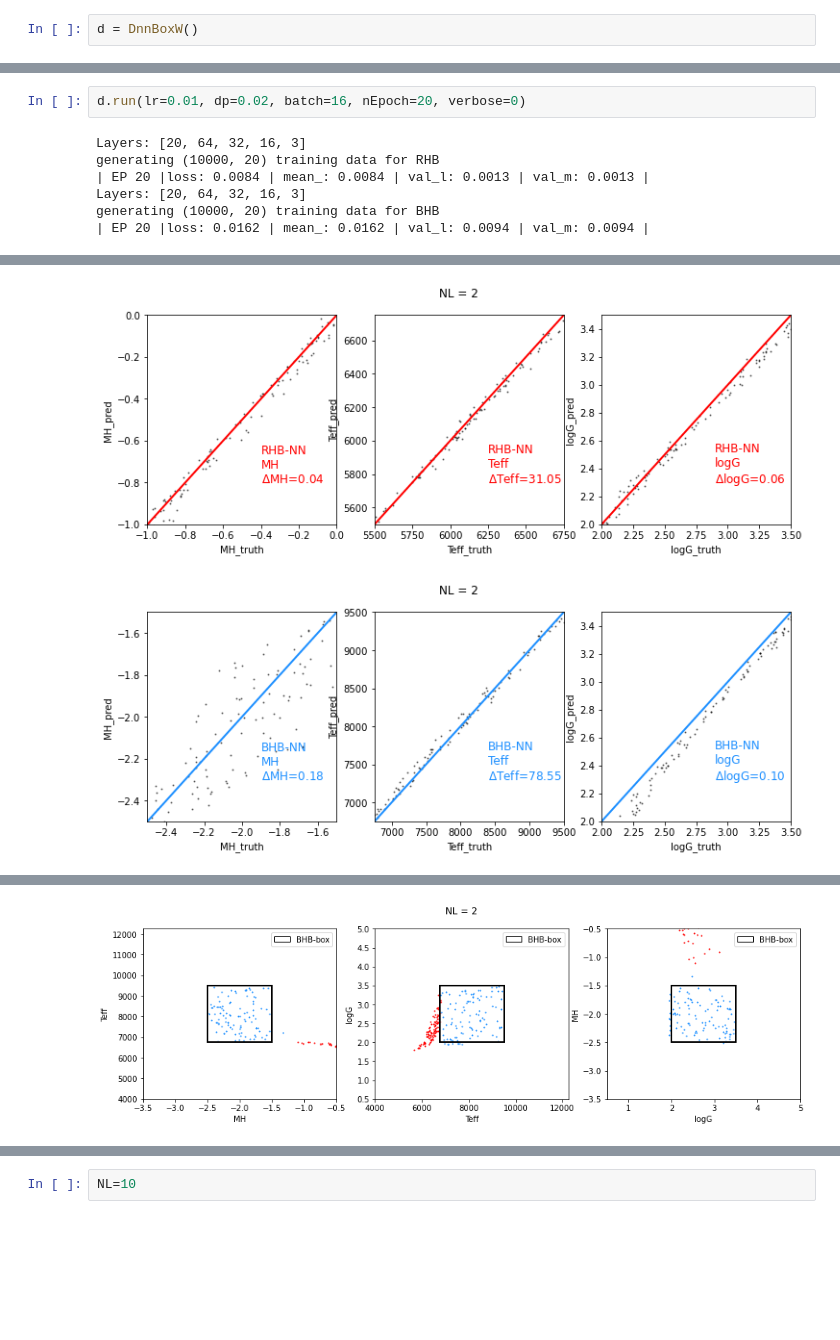
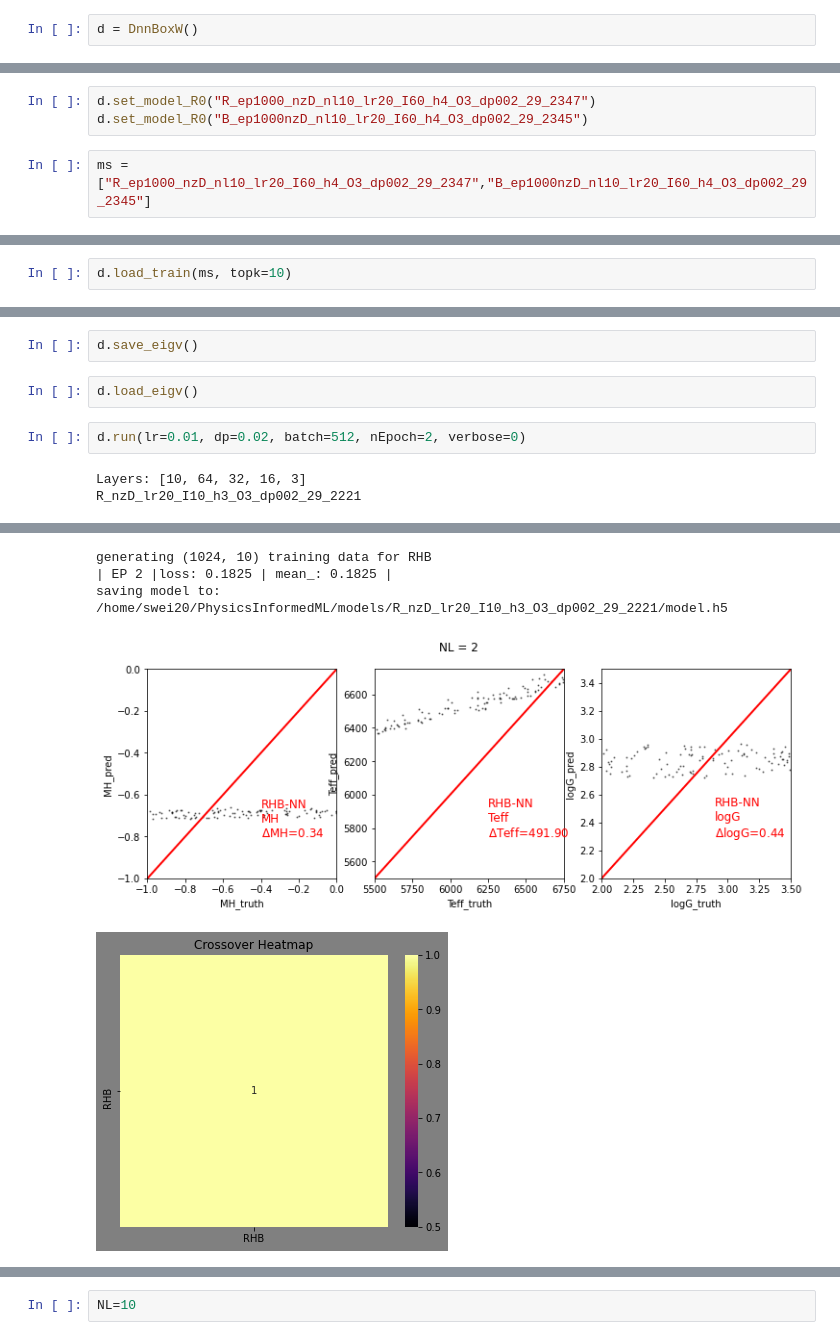
Before and after one commit to ViskaWei/PIML_v0, a Jupyter notebook: nb/test_dnnboxW.ipynb, the cells around one changed output, grey strips where cells are left out. Cells and saved outputs as stored; diff of their text form; blank space fills up the shorter version.

```diff
--- a/nb/test_dnnboxW.ipynb
+++ b/nb/test_dnnboxW.ipynb
@@ -42,0 +47,5 @@ error: 3.176801454218257e-07
+# %%
+d.set_model_R0("R_ep1000_nzD_nl10_lr20_I60_h4_O3_dp002_29_2347")
+d.set_model_R0("B_ep1000nzD_nl10_lr20_I60_h4_O3_dp002_29_2345")
+# %%
+ms = ["R_ep1000_nzD_nl10_lr20_I60_h4_O3_dp002_29_2347","B_ep1000nzD_nl10_lr20_I60_h4_O3_dp002_29_2345"]
@@ -42,0 +54,2 @@ error: 3.176801454218257e-07
+# %%
+d.load_train(ms, topk=10)
@@ -45,9 +68,9 @@ d.init_train(out_idx=[0,1,2], mtype="NoiseDNN", train_NL=2, nTrain=10000, nTest=
+# %%
+d.save_eigv()
+# %%
+d.load_eigv()
 # %%
-d.run(lr=0.01, dp=0.02, batch=16, nEpoch=20, verbose=0)
+d.run(lr=0.01, dp=0.02, batch=512, nEpoch=2, verbose=0)
 # %% [output]
-Layers: [20, 64, 32, 16, 3]
-generating (10000, 20) training data for RHB
-| EP 20 |loss: 0.0084 | mean_: 0.0084 | val_l: 0.0013 | val_m: 0.0013 |
-Layers: [20, 64, 32, 16, 3]
-generating (10000, 20) training data for BHB
-| EP 20 |loss: 0.0162 | mean_: 0.0162 | val_l: 0.0094 | val_m: 0.0094 |
+Layers: [10, 64, 32, 16, 3]
+R_nzD_lr20_I10_h3_O3_dp002_29_2221
@@ -54,2 +80,5 @@ generating (10000, 20) training data for BHB
+generating (1024, 10) training data for RHB
+| EP 2 |loss: 0.1825 | mean_: 0.1825 |
+saving model to:  /home/swei20/PhysicsInformedML/models/R_nzD_lr20_I10_h3_O3_dp002_29_2221/model.h5
-[figure, old version]
+[figure, new version]
-[figure, old version]
+[figure, new version]
@@ -57 +85,0 @@ generating (10000, 20) training data for BHB
-[figure, removed]
```
Also changed, not shown: parts of 26 cells of this notebook, 21 other files.
